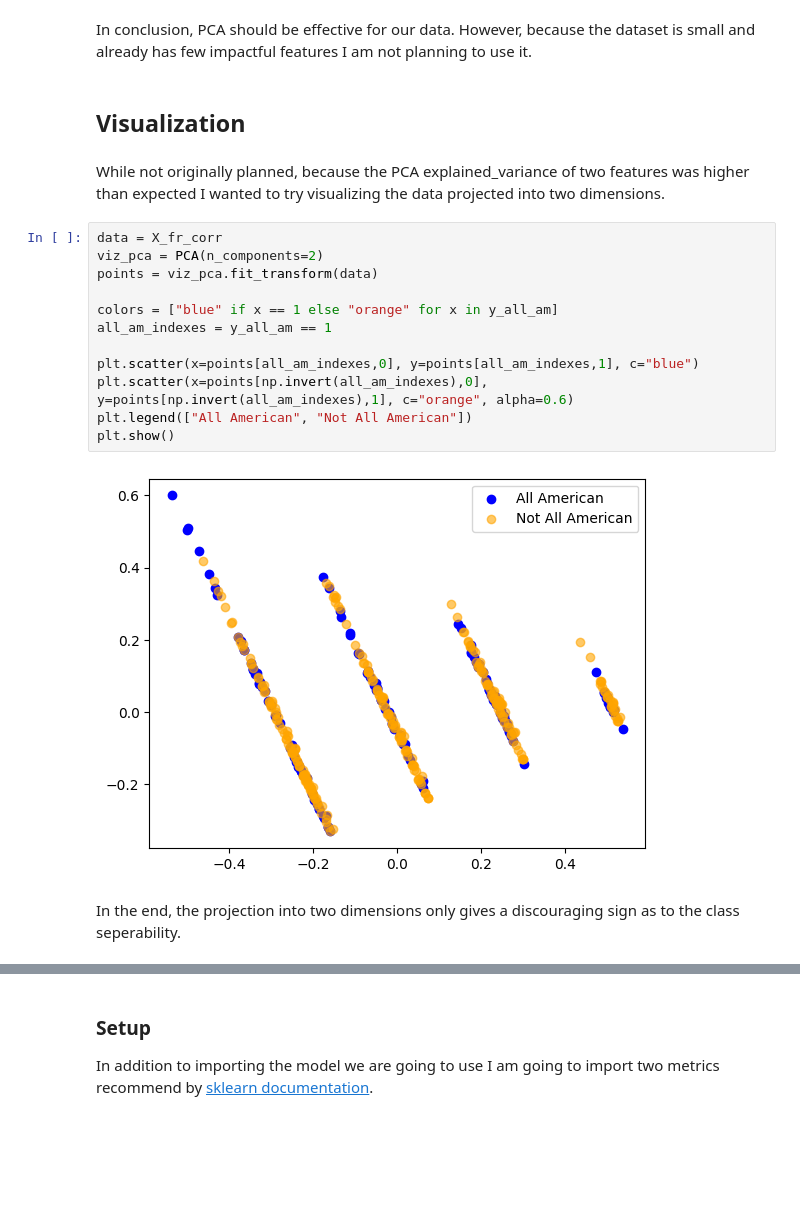
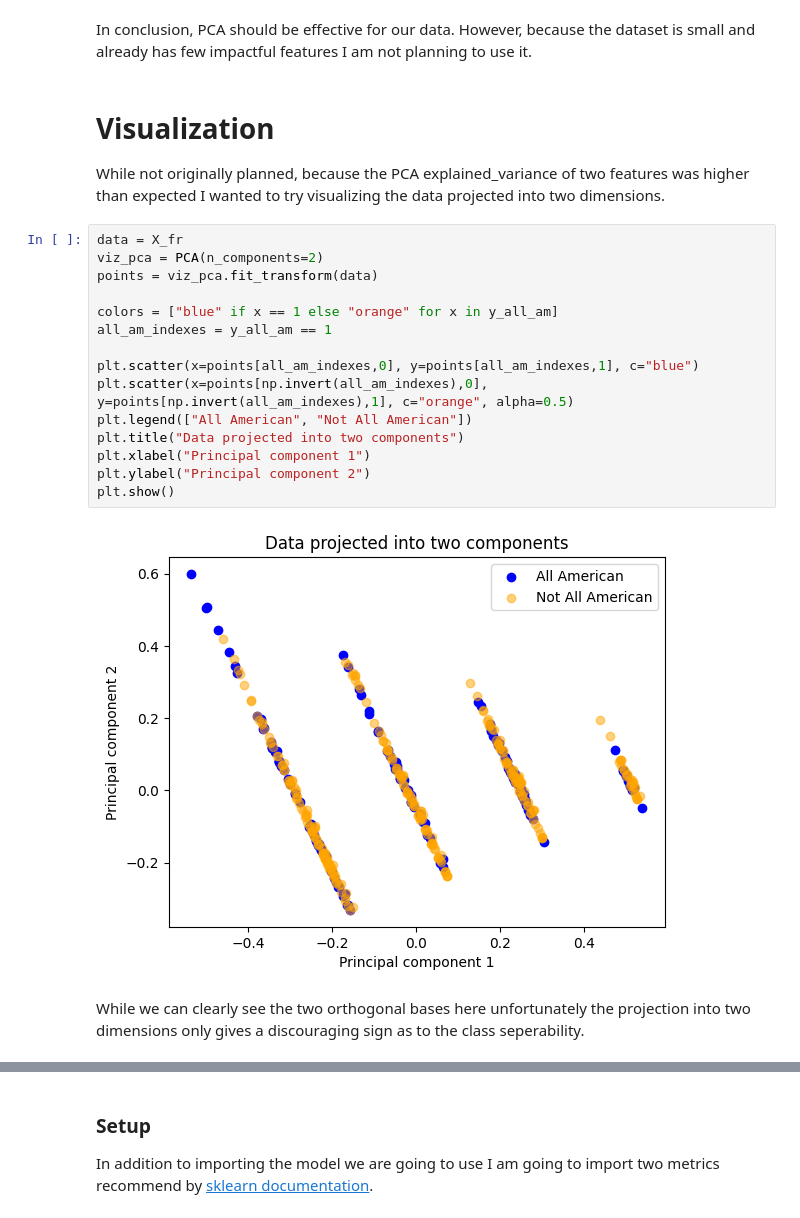
Before and after one commit to HybridNeos/TFRRS-API, a Jupyter notebook: part_3.ipynb, the cells around one changed output, grey strips where cells are left out. Saved outputs shown, nothing was run; the diff lists cells and outputs as text; blank space fills up the shorter version.

```diff
--- a/part_3.ipynb
+++ b/part_3.ipynb
@@ -190,24 +184,27 @@ array([0.85224582, 0.93433934, 0.96366531, 0.98694513, 0.99753656,
        0.99936495, 1.        ])
 # %% [markdown]
 In conclusion, PCA should be effective for our data. However, because the dataset is small and already has few impactful features I am not planning to use it.
-# %% [markdown]
-## Visualization
 # %% [markdown]
+# Visualization
+
 While not originally planned, because the PCA explained_variance of two features was higher than expected I wanted to try visualizing the data projected into two dimensions.
 # %%
-data = X_fr_corr
+data = X_fr
 viz_pca = PCA(n_components=2)
 points = viz_pca.fit_transform(data)
 
 colors = ["blue" if x == 1 else "orange" for x in y_all_am]
 all_am_indexes = y_all_am == 1
 
 plt.scatter(x=points[all_am_indexes,0], y=points[all_am_indexes,1], c="blue")
-plt.scatter(x=points[np.invert(all_am_indexes),0], y=points[np.invert(all_am_indexes),1], c="orange", alpha=0.6)
+plt.scatter(x=points[np.invert(all_am_indexes),0], y=points[np.invert(all_am_indexes),1], c="orange", alpha=0.5)
 plt.legend(["All American", "Not All American"])
+plt.title("Data projected into two components")
+plt.xlabel("Principal component 1")
+plt.ylabel("Principal component 2")
 plt.show()
 # %% [output]
-[figure, old version]
+[figure, new version]
 # %% [markdown]
-In the end, the projection into two dimensions only gives a discouraging sign as to the class seperability.
+While we can clearly see the two orthogonal bases here unfortunately the projection into two dimensions only gives a discouraging sign as to the class seperability.
 # %% [markdown]
```
Also changed, not shown: parts of 55 cells of this notebook.
